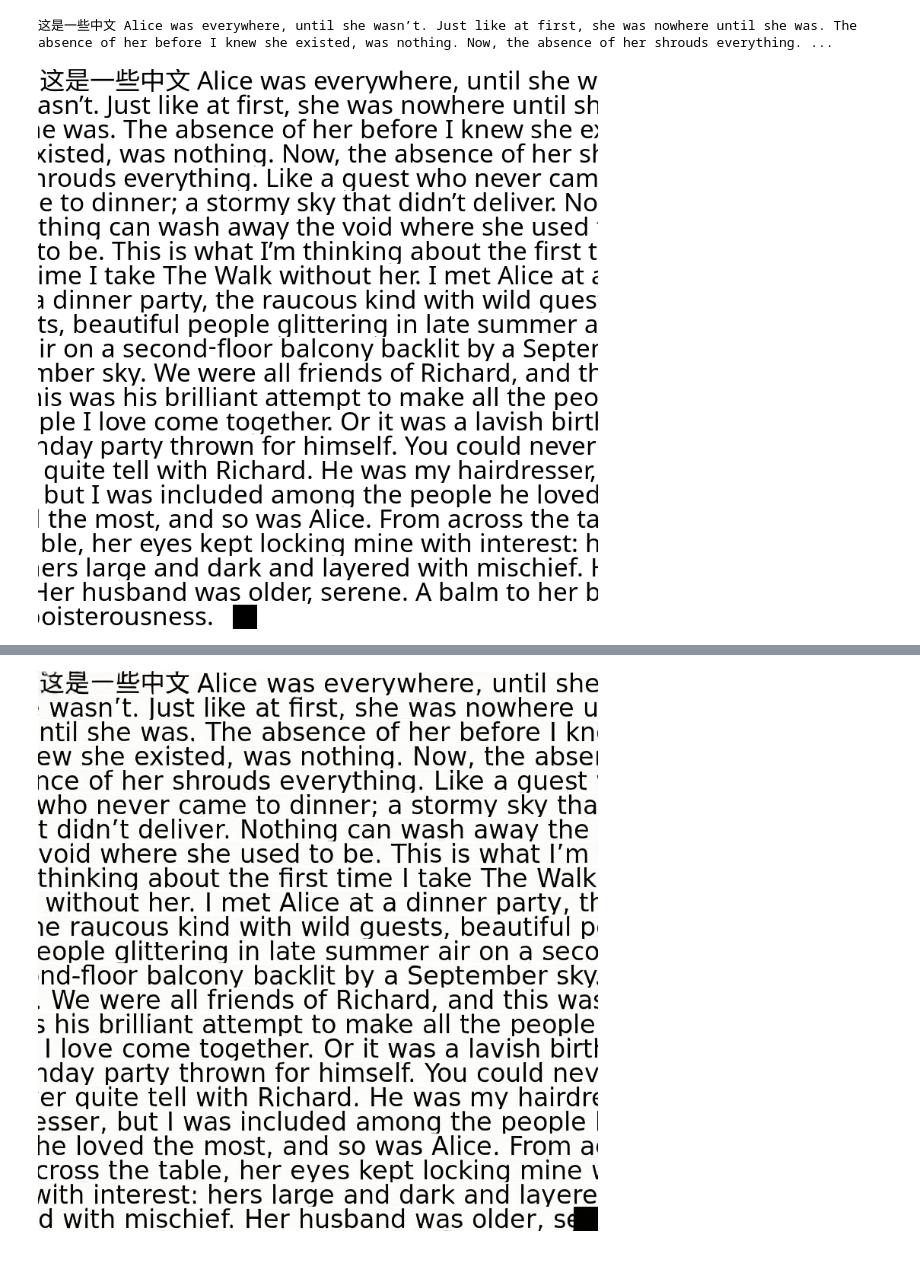
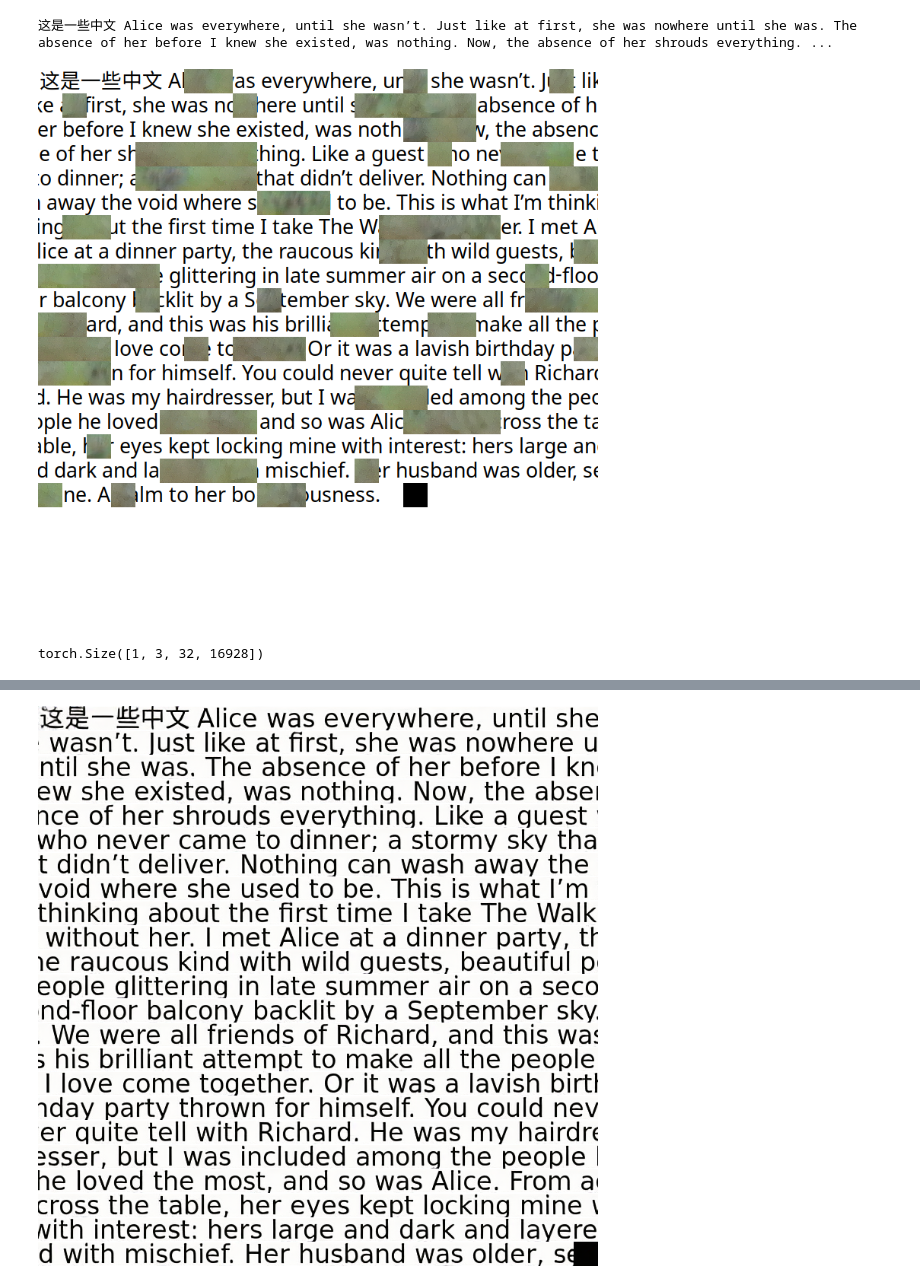
Before and after one commit to april-tools/pixar, a Jupyter notebook: parallel_render.ipynb, the cells around one changed output, grey strips where cells are left out. Drawn from its saved outputs; the diff is of its cells as text; code cells hidden in the pictures.

Commit message:
revise mask function

```diff
--- a/parallel_render.ipynb
+++ b/parallel_render.ipynb
@@ -14,3 +16,3 @@ from LatentPixel import get_pixel_pretrain_dataloader
 # %%
-model = LPixelForPreTraining(ModelType.SD, 0.25, [4, 32 * 529 // 8], 4, 'storage/checkpoints/lpixel_pretrain2/lpixel_pretrain/LPixelForPreTraining/20230718-020315/41000/backbone', 'storage/SD2_VQGAN', keep_decoder=True)
+model = LPixelForPreTraining(ModelType.SD, 0.25, [4, 32 * 529 // 8], 4, 'storage/pixel-base', 'storage/SD2_VQGAN', keep_decoder=True, init_connection_layer=True)
 # %% [output]
@@ -23,8 +29,24 @@ text = '这是一些中文 Alice was everywhere, until she wasn’t. Just like a
 print(text)
 # %% [output]
 这是一些中文 Alice was everywhere, until she wasn’t. Just like at first, she was nowhere until she was. The absence of her before I knew she existed, was nothing. Now, the absence of her shrouds everything. ...
-# %%
-tmg = TGraph.from_text(text)
-tmg.squarelize().to_PIL()
-# %% [output]
-[figure, removed]
+# %%
+tmg = TGraph.from_text(text)
+
+model.coder.eval()
+model.pixel.train()
+pixel_values = tmg.unsquarelize().to_SD()
+attention_mask = tmg.get_attention_mask()
+patch_mask = tmg.get_span_mask()
+
+result = model.forward(pixel_values.unsqueeze(0), attention_mask.unsqueeze(0), patch_mask.unsqueeze(0))
+
+rimg = TGraph.from_SD(result.logits, True)
+rimg._mask = result.mask
+recon = TGraph.reconstruct(tmg, rimg)
+recon.to_PIL()[0]
+# %% [output]
+[figure, added]
+# %%
+result.logits.shape
+# %% [output]
+torch.Size([1, 3, 32, 16928])
```
Also changed, not shown: parts of 16 cells of this notebook, 2 other files.
